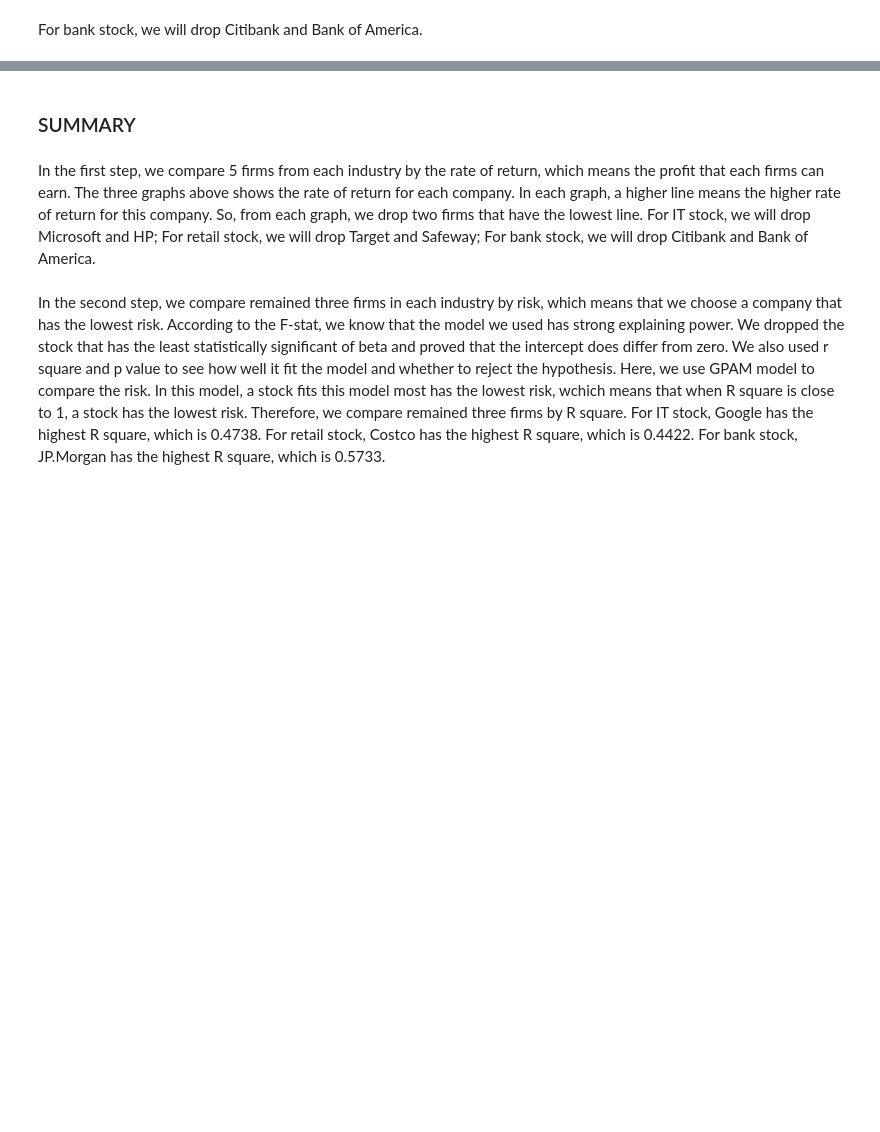
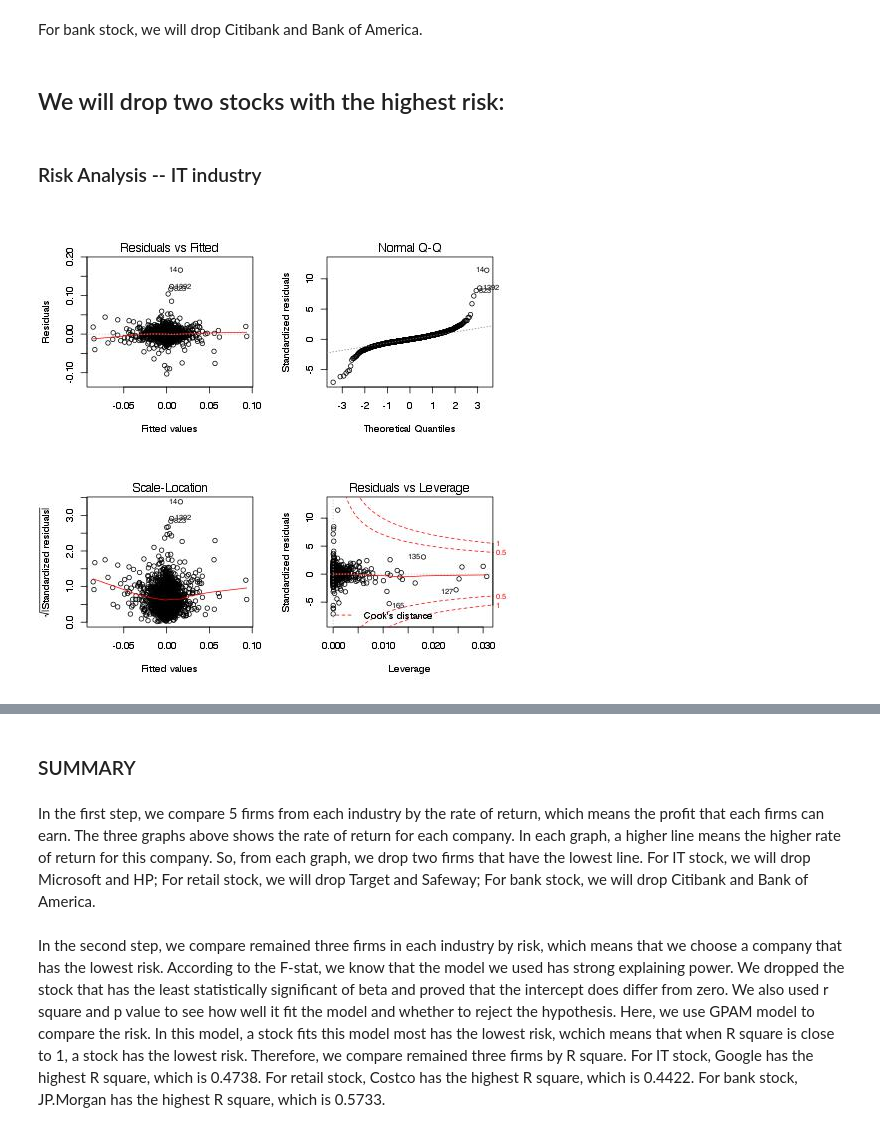
Before and after one commit to linuslin1/INNOVA, a Jupyter notebook: notebooks/NB4_project_report.ipynb, the cells around one changed output, grey strips where cells are left out. Drawn from its saved outputs; the diff is of its cells as text; code cells hidden in the pictures; blank space fills up the shorter version.

```diff
--- a/notebooks/NB4_project_report.ipynb
+++ b/notebooks/NB4_project_report.ipynb
@@ -57,2 +63,11 @@ Image(filename='../visualizations/Return_Bank.jpg')
 # %% [markdown]
 For bank stock, we will drop Citibank and Bank of America.
+# %% [markdown]
+## We will drop two stocks with the highest risk:
+# %% [markdown]
+### Risk Analysis -- IT industry
+# %%
+from IPython.display import Image
+Image(filename='../visualizations/RA_GOOG.jpg')
+# %% [output]
+[figure, added]
```
Also changed, not shown: parts of 21 cells of this notebook.
